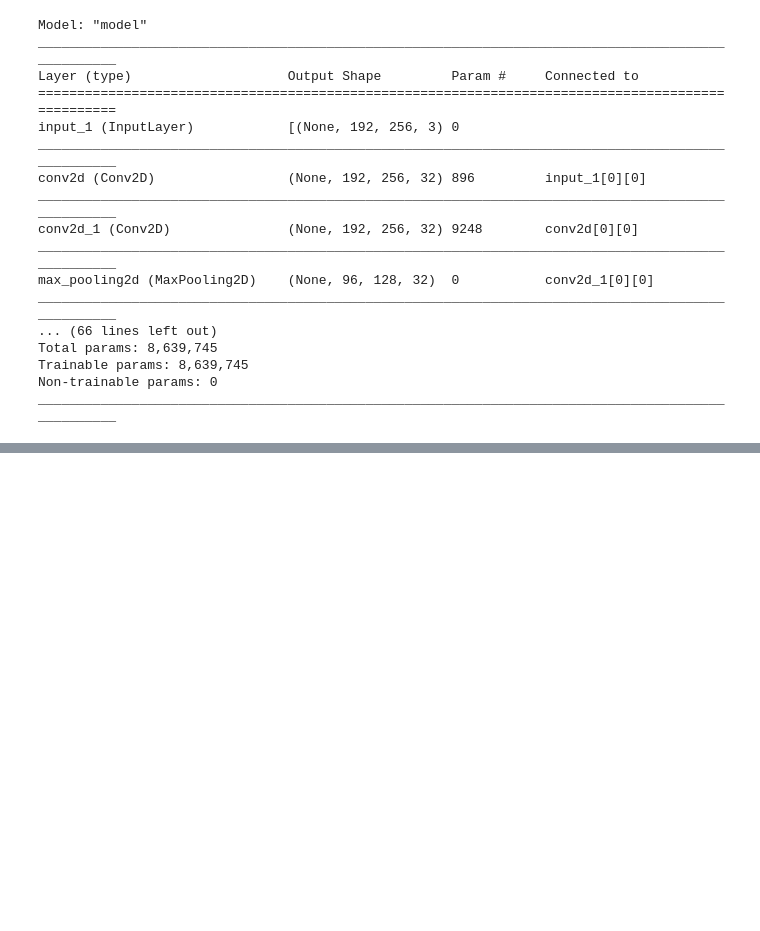
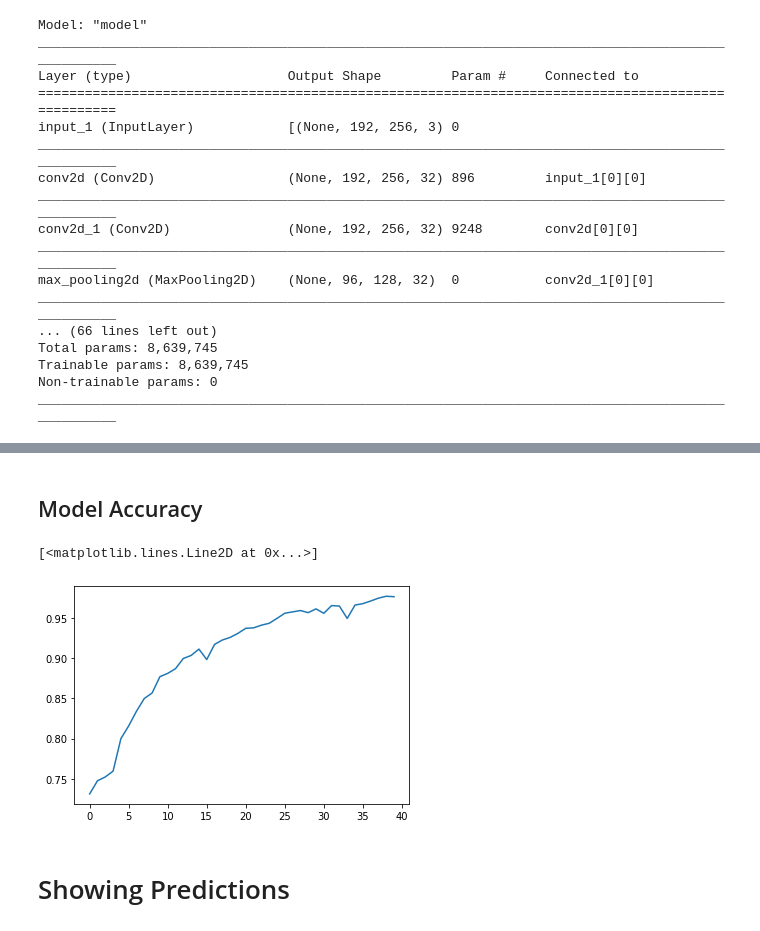
Before and after one commit to artanzand/image_segmentation_NST, a Jupyter notebook: src/U-Net_model.ipynb, the cells around one changed output, grey strips where cells are left out. Saved outputs shown, nothing was run; the diff lists cells and outputs as text; code cells hidden in the pictures; blank space fills up the shorter version.

Commit message:
Update with train function and results

```diff
--- a/src/U-Net_model.ipynb
+++ b/src/U-Net_model.ipynb
@@ -232,13 +250,14 @@ def U_Net(input_size=(192, 256, 3), n_filters=32, n_classes=1):
 
     # Add a 1x1 Conv2D (projection) layer with n_classes filters to adjust number of output channels
     conv10 = Conv2D(filters=n_classes, kernel_size=1, padding='same')(conv9)
+    pred = tf.keras.activations.sigmoid(conv10)
 
     model = tf.keras.Model(inputs=inputs, outputs=conv10)
 
     return model
 # %%
 # Checking summary stats
-unet = U_Net((192, 256, 3))
+unet = U_Net((192, 256, 3), n_filters=32, n_classes=1)
 unet.summary()
 # %% [output]
 Model: "model"
@@ -260,0 +284,4 @@ ________________________________________________________________________________
+# %%
+unet.compile(optimizer='adam',
+              loss=tf.keras.losses.BinaryCrossentropy(from_logits=False),
+              metrics=['accuracy'])
@@ -260,0 +297,12 @@ ________________________________________________________________________________
+# %%
+EPOCHS = 40
+VAL_SUBSPLITS = 5
+BUFFER_SIZE = 500
+BATCH_SIZE = 64
+processed_image_ds.batch(BATCH_SIZE)
+train_dataset = processed_image_ds.cache().shuffle(BUFFER_SIZE).batch(BATCH_SIZE)
+
+# Check if GPU is available
+print("Num GPUs Available: ", len(tf.config.list_physical_devices("GPU")))
+print(processed_image_ds.element_spec)
+model_history = unet.fit(train_dataset, epochs=EPOCHS)
@@ -260,0 +331,9 @@ ________________________________________________________________________________
+# %% [markdown]
+## Model Accuracy
+# %%
+plt.plot(model_history.history["accuracy"])
+# %% [output]
+[<matplotlib.lines.Line2D at 0x...>]
+[figure, added]
+# %% [markdown]
+# Showing Predictions
```
Also changed, not shown: parts of 12 cells of this notebook.
